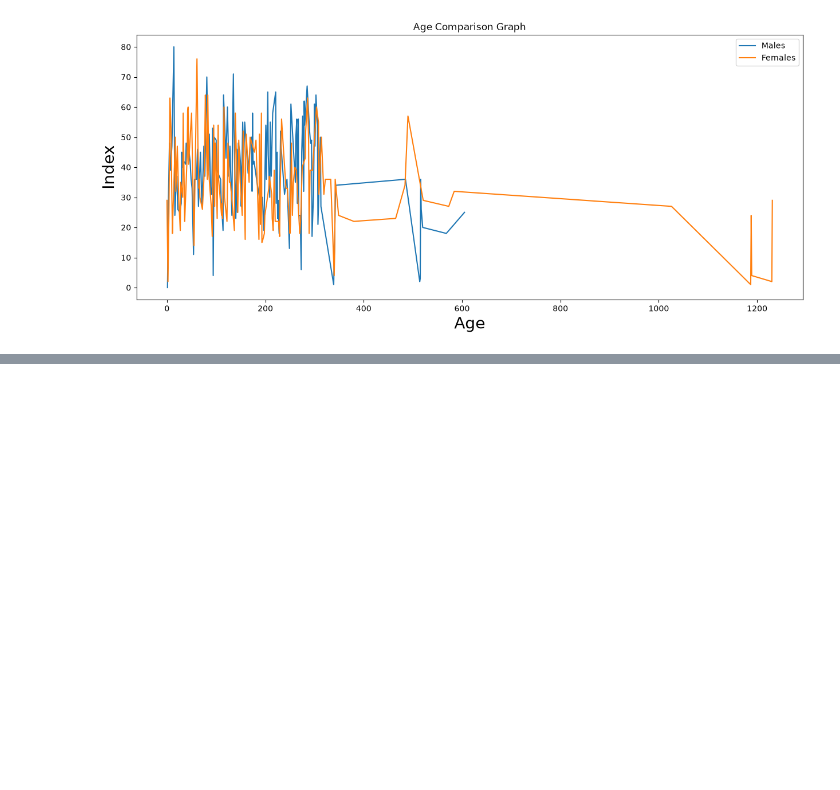
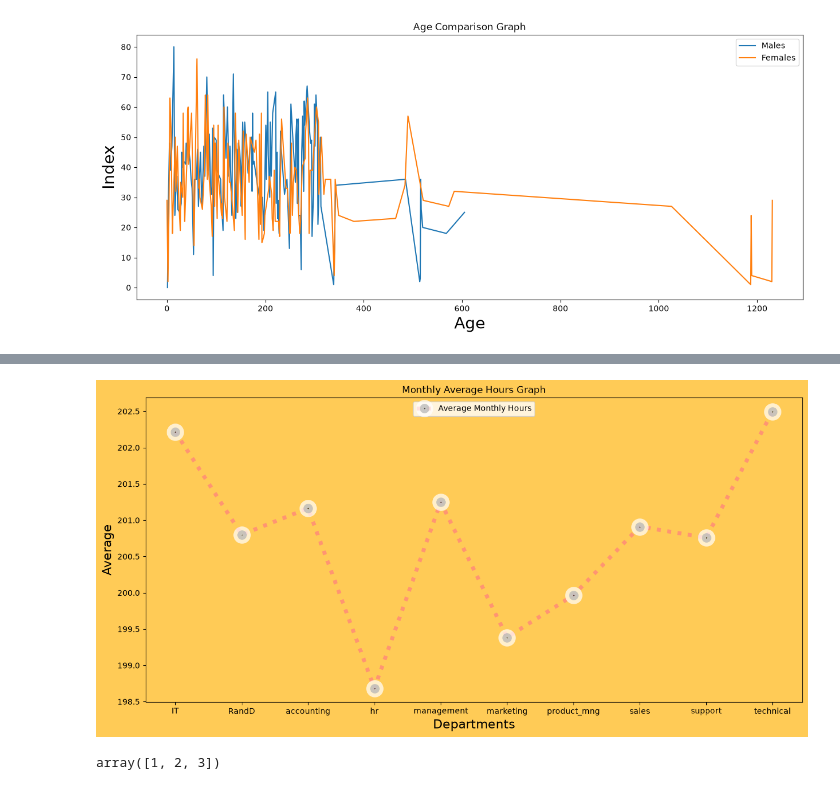
Before and after one commit to Ashuu189/python-libraries-pro, a Jupyter notebook: PracticeSheet/complete-matplotlib-sheet.ipynb, the cells around one changed output, grey strips where cells are left out. Cells and saved outputs as stored; diff of their text form; code cells hidden in the pictures; blank space fills up the shorter version.

```diff
--- a/PracticeSheet/complete-matplotlib-sheet.ipynb
+++ b/PracticeSheet/complete-matplotlib-sheet.ipynb
@@ -271,0 +344,21 @@ Name: age, Length: 138, dtype: int64
+# %%
+avg_hrs=hr.groupby('department')['average_montly_hours'].mean()
+# %%
+x=avg_hrs.index
+# %%
+y=avg_hrs.values
+# %%
+plt.figure(figsize=(15,7),facecolor='#FFCB56')
+plt.plot(x,y,label='Average Monthly Hours',color='#FF7E7E',linestyle='dotted',linewidth=5,marker='o',markersize=12,markerfacecolor='black',markeredgecolor='white',markeredgewidth=10,alpha=0.7)
+plt.gca().set_facecolor('#FFCB56')
+plt.xlabel('Departments',fontsize=16)
+plt.ylabel('Average',fontsize=16)
+plt.title('Monthly Average Hours Graph')
+plt.legend(loc='upper center')
+plt.show()
+# %% [output]
+[figure, added]
+# %%
+titanic['pclass'].unique()
+# %% [output]
+array([1, 2, 3])
```
Also changed, not shown: parts of 12 cells of this notebook, 1 other file.
